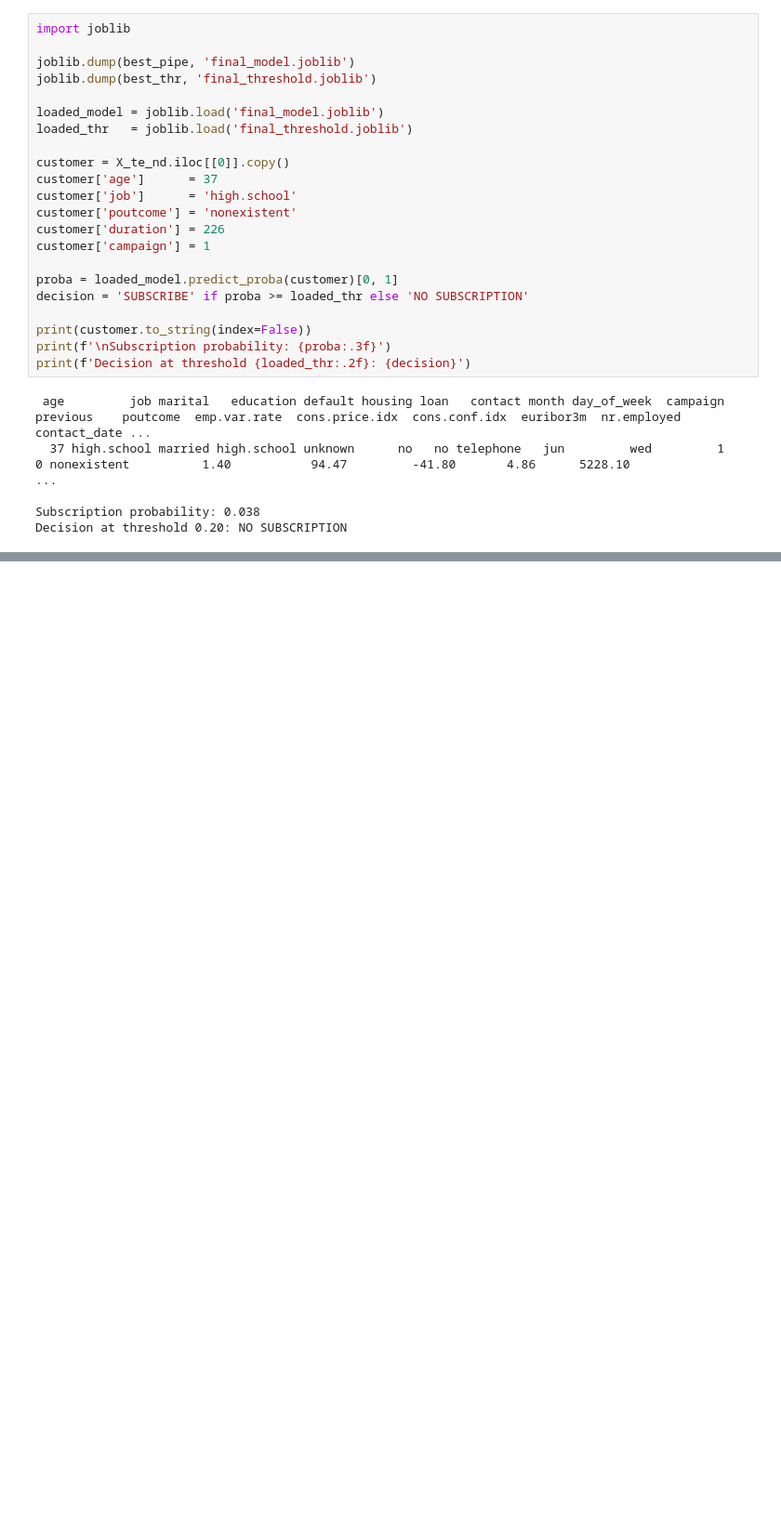
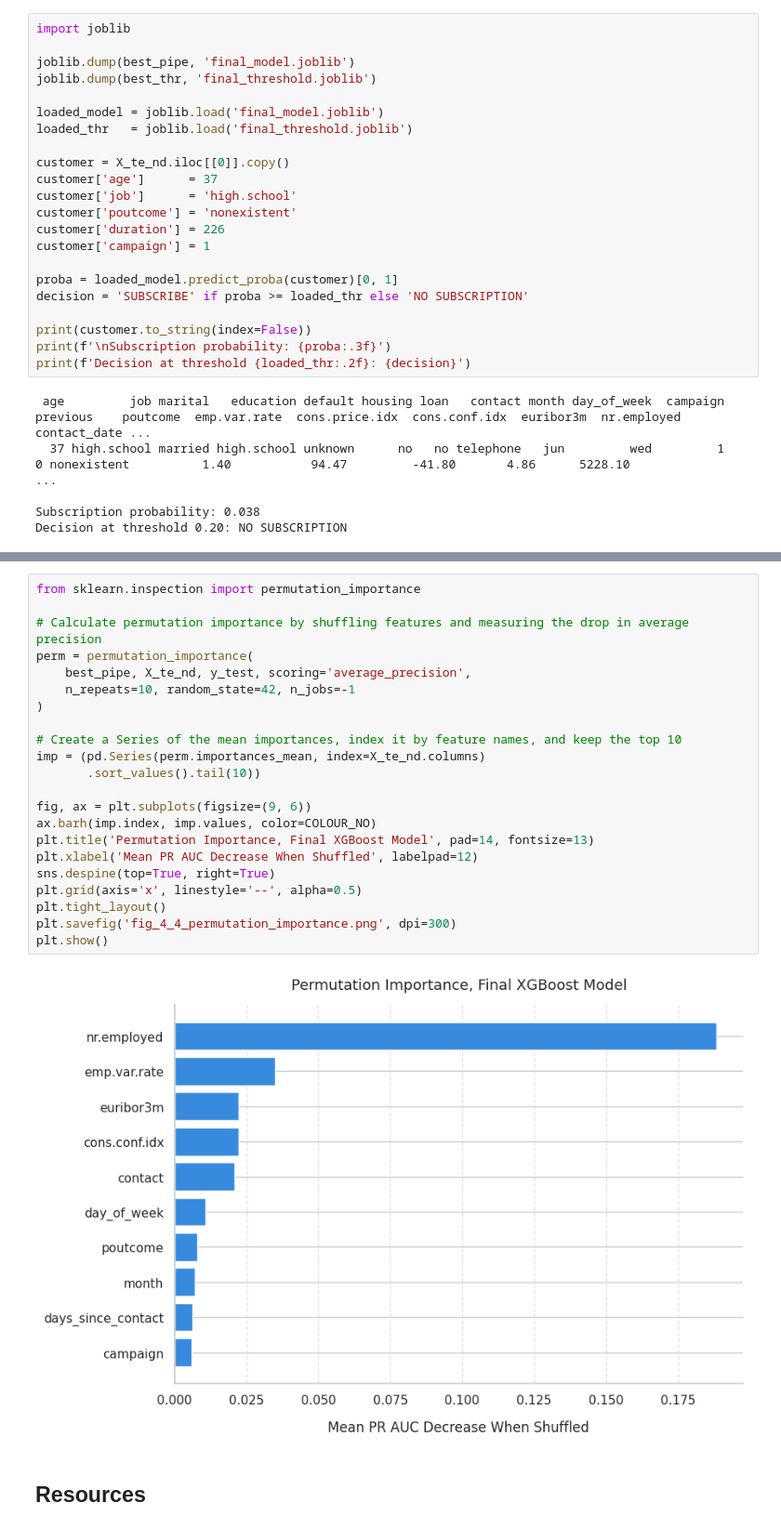
Before and after one commit to Nkengfack/Bank_marketing_ml_Classifications, a Jupyter notebook: bank_marketing_ML_perfomance.ipynb, the cells around one changed output, grey strips where cells are left out. Shown at 93% size. Drawn from its saved outputs; the diff is of its cells as text; blank space fills up the shorter version.

Commit message:
permutation for important features

```diff
--- a/bank_marketing_ML_perfomance.ipynb
+++ b/bank_marketing_ML_perfomance.ipynb
@@ -1241,0 +1249,28 @@ Decision at threshold 0.20: NO SUBSCRIPTION
+# %%
+from sklearn.inspection import permutation_importance
+
+# Calculate permutation importance by shuffling features and measuring the drop in average precision
+perm = permutation_importance(
+    best_pipe, X_te_nd, y_test, scoring='average_precision',
+    n_repeats=10, random_state=42, n_jobs=-1
+)
+
+# Create a Series of the mean importances, index it by feature names, and keep the top 10
+imp = (pd.Series(perm.importances_mean, index=X_te_nd.columns)
+       .sort_values().tail(10))
+
+fig, ax = plt.subplots(figsize=(9, 6))
+ax.barh(imp.index, imp.values, color=COLOUR_NO)
+plt.title('Permutation Importance, Final XGBoost Model', pad=14, fontsize=13)
+plt.xlabel('Mean PR AUC Decrease When Shuffled', labelpad=12)
+sns.despine(top=True, right=True)
+plt.grid(axis='x', linestyle='--', alpha=0.5)
+plt.tight_layout()
+plt.savefig('fig_4_4_permutation_importance.png', dpi=300)
+plt.show()
+# %% [output]
+[figure, added]
+# %% [markdown]
+## Resources
+
+<!-- put line comment -->
```
Also changed, not shown: parts of 2 cells of this notebook.
